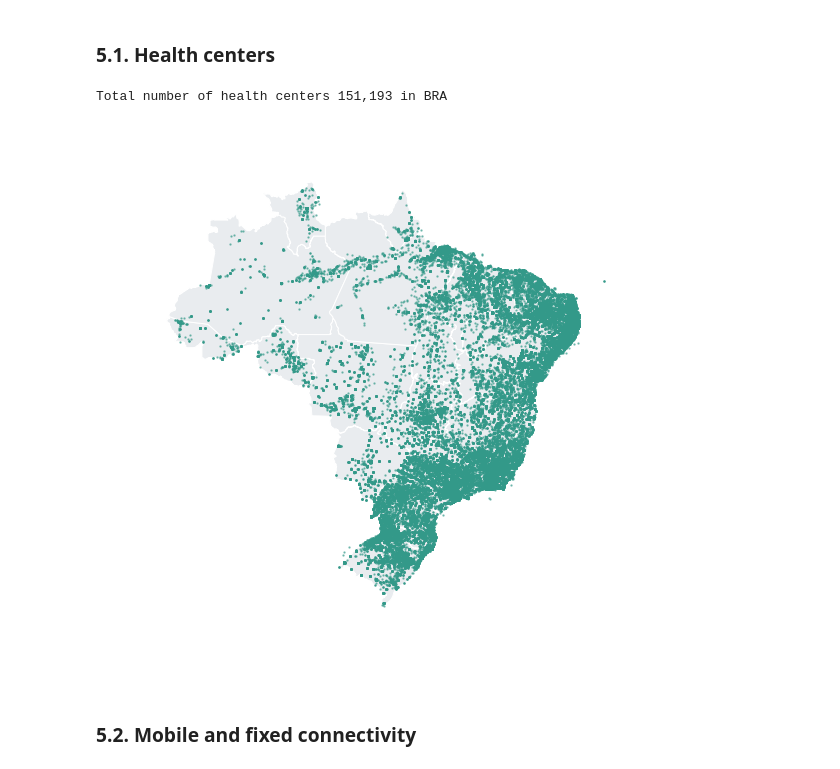
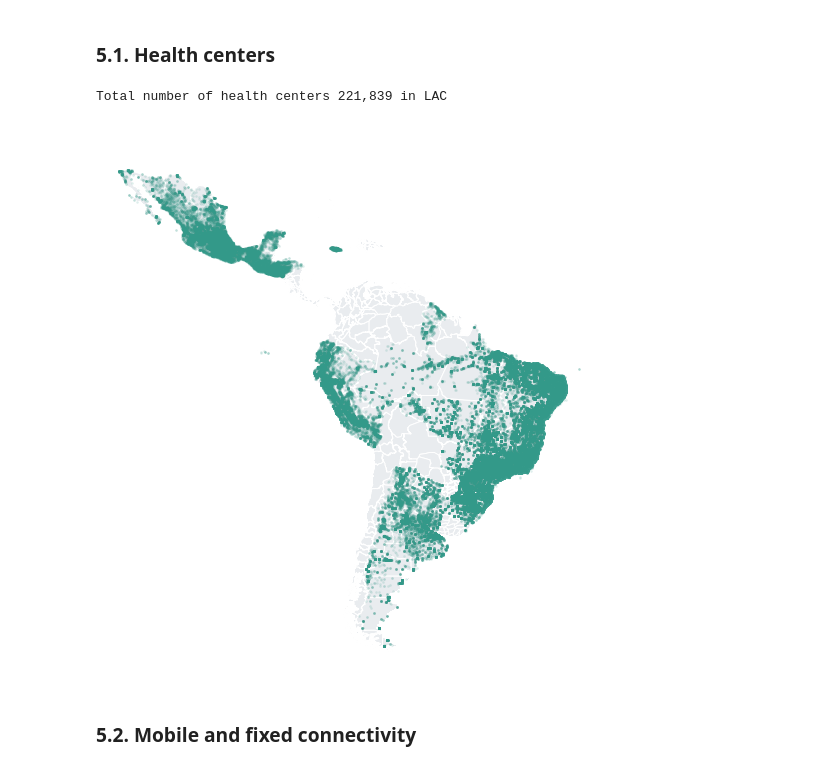
Before and after one commit to lgoyenec/geospatial_analytics_scl, a Jupyter notebook: exercises/connectivity.ipynb, the cells around one changed output. Cells and saved outputs as stored; diff of their text form; code cells hidden in the pictures.

```diff
--- a/exercises/connectivity.ipynb
+++ b/exercises/connectivity.ipynb
@@ -108,4 +109,12 @@ else:
         healthinfra_lab = "healthsites.io"
         healthinfra     = public[public.isoalpha3 == code]
     else:
-        healthinfra = public
+        group = ""
+        while group not in ["official","public"]:
+            group = input("\nIf you've selected LAC, please indicate if the analysis should be based on 'official' or 'public' records?")
+            if group == "public":
+                healthinfra_lab = "healthsites.io"
+                healthinfra = public
+            else:
+                healthinfra_lab = "official records"
+                healthinfra = official
@@ -124,8 +135,8 @@ healthinfra = gpd.GeoDataFrame(healthinfra.copy(), geometry = geometry, crs = 43
 crs_ = healthinfra.crs
 healthinfra = healthinfra.to_crs('EPSG:6588')
 
-    # Calculate buffer in meters (10km)
-distance = 10000
+    # Calculate buffer in meters (5km)
+distance = 5000
 healthinfra["geometry"] = healthinfra.geometry.buffer(distance, cap_style = 1)
 
     # Reproject
@@ -167,9 +184,16 @@ geometry    = gpd.points_from_xy(healthinfra['lon'], healthinfra['lat'])
 healthinfra = gpd.GeoDataFrame(healthinfra.copy(), geometry = geometry, crs = 4326)
 # %% [markdown]
 ## 5. Maps
+# %%
+# Dissolve regional shapefile
+# TODO: update, dissolve takes too much time (sometimes) and isn't efficient
+if code == "LAC":
+    shp0_ = shp0.dissolve()
+else:
+    shp0_ = shp0
 # %%
 # Identify country bounds
-bounds = shp0.geometry.bounds.values.flatten().tolist()
+bounds = shp0_.geometry.bounds.values.flatten().tolist()
 bounds = [np.floor(value)       if value < 0 else np.ceil(value)       for value in bounds]
 bounds = [np.floor(value/10)*10 if value < 0 else np.ceil(value/10)*10 for value in bounds]
 minx, miny, maxx, maxy = bounds
@@ -178,19 +202,21 @@ minx, miny, maxx, maxy = bounds
 # %%
 # Results
 print(f"Total number of health centers {healthinfra.shape[0]:,} in {code}")
+
+if (code == "LAC") & (group == "official"):
 # %% [output]
-Total number of health centers 151,193 in BRA
+Total number of health centers 221,839 in LAC
 # %%
 # Map
 fig, ax = plt.subplots(1, figsize = (10,10))
 shp1       .plot(ax = ax, color = "#e9ecef", linewidth  = 1, edgecolor = "white")
-healthinfra.plot(ax = ax, color = "#339989", markersize = 2, alpha = 0.5)
+healthinfra.plot(ax = ax, color = "#339989", markersize = 3, alpha = .1)
 ax.set_xlim(minx, maxx)
 ax.set_ylim(miny, maxy)
 ax.axis("off")
 plt.show()
 # %% [output]
-[figure, old version]
+[figure, new version]
 # %% [markdown]
 ### 5.2. Mobile and fixed connectivity
 # %% [markdown]
```
Also changed, not shown: parts of 18 cells of this notebook.
